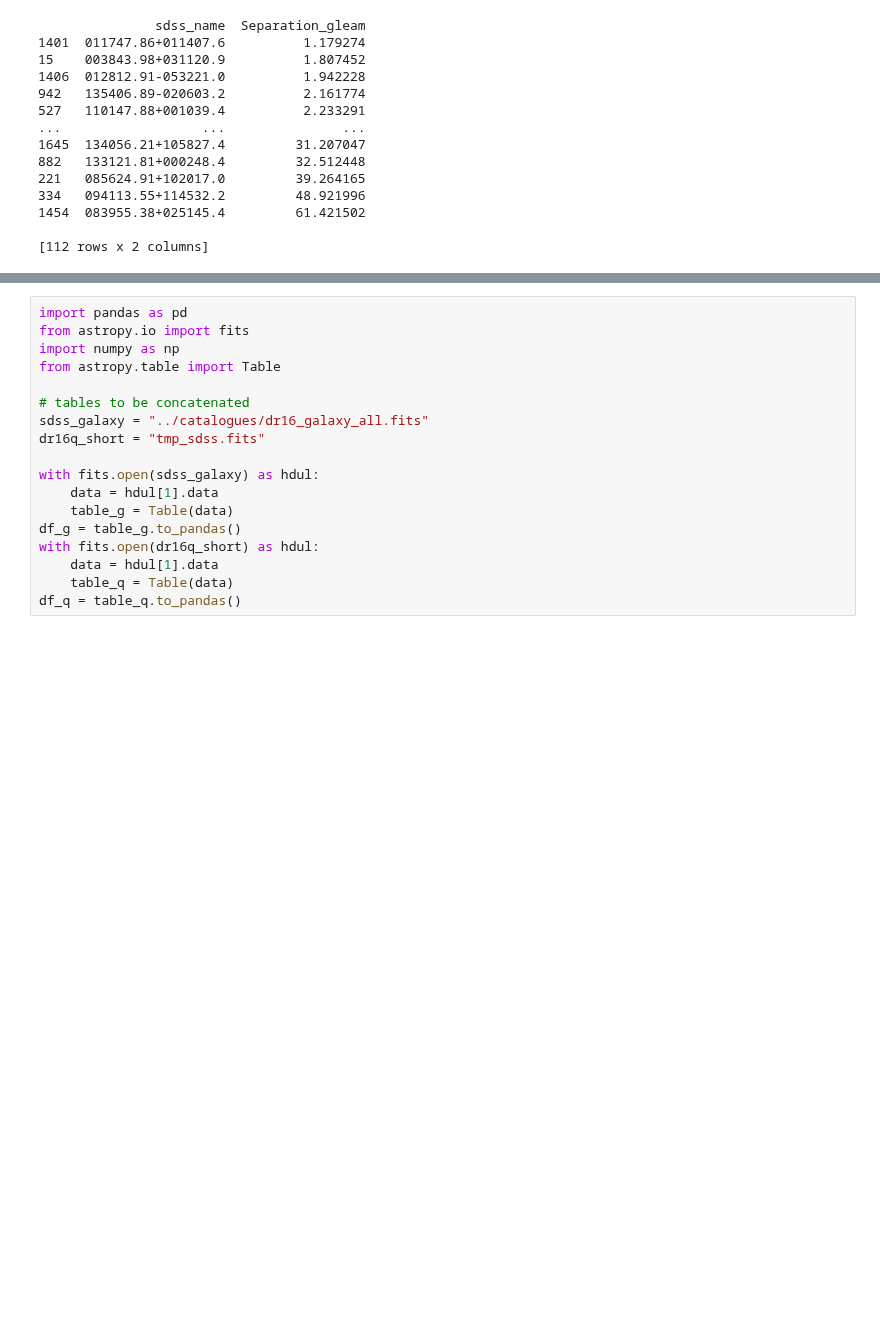
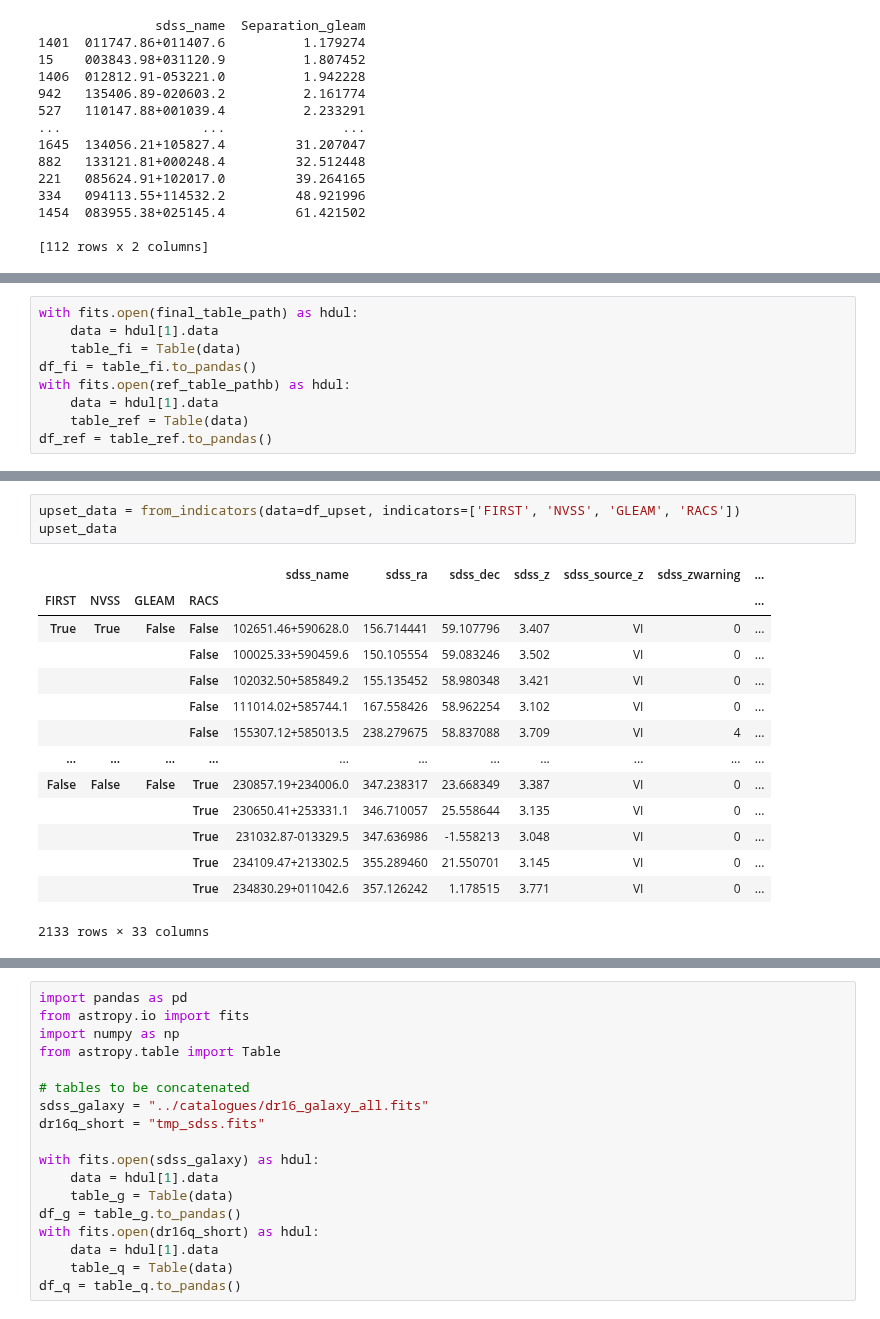
Before and after one commit to ykzhang112233/highz-catalogue, a Jupyter notebook: scripts/0-result_analysis.ipynb, the cells around one changed output, grey strips where cells are left out. Cells and saved outputs as stored; diff of their text form; blank space fills up the shorter version.

```diff
--- a/scripts/0-result_analysis.ipynb
+++ b/scripts/0-result_analysis.ipynb
@@ -319,0 +333,9 @@ print(test_df)
+# %%
+with fits.open(final_table_path) as hdul:
+    data = hdul[1].data
+    table_fi = Table(data)
+df_fi = table_fi.to_pandas()
+with fits.open(ref_table_pathb) as hdul:
+    data = hdul[1].data
+    table_ref = Table(data)
+df_ref = table_ref.to_pandas()
@@ -319,0 +393,18 @@ print(test_df)
+# %%
+upset_data = from_indicators(data=df_upset, indicators=['FIRST', 'NVSS', 'GLEAM', 'RACS'])
+upset_data
+# %% [output]
+|  |  |  |  | sdss_name | sdss_ra | sdss_dec | sdss_z | sdss_source_z | sdss_zwarning | ... |
+| FIRST | NVSS | GLEAM | RACS |  |  |  |  |  |  | ... |
+| True | True | False | False | 102651.46+590628.0 | 156.714441 | 59.107796 | 3.407 | VI | 0 | ... |
+|  |  |  | False | 100025.33+590459.6 | 150.105554 | 59.083246 | 3.502 | VI | 0 | ... |
+|  |  |  | False | 102032.50+585849.2 | 155.135452 | 58.980348 | 3.421 | VI | 0 | ... |
+|  |  |  | False | 111014.02+585744.1 | 167.558426 | 58.962254 | 3.102 | VI | 0 | ... |
+|  |  |  | False | 155307.12+585013.5 | 238.279675 | 58.837088 | 3.709 | VI | 4 | ... |
+| ... | ... | ... | ... | ... | ... | ... | ... | ... | ... | ... |
+| False | False | False | True | 230857.19+234006.0 | 347.238317 | 23.668349 | 3.387 | VI | 0 | ... |
+|  |  |  | True | 230650.41+253331.1 | 346.710057 | 25.558644 | 3.135 | VI | 0 | ... |
+|  |  |  | True | 231032.87-013329.5 | 347.636986 | -1.558213 | 3.048 | VI | 0 | ... |
+|  |  |  | True | 234109.47+213302.5 | 355.289460 | 21.550701 | 3.145 | VI | 0 | ... |
+|  |  |  | True | 234830.29+011042.6 | 357.126242 | 1.178515 | 3.771 | VI | 0 | ... |
+2133 rows × 33 columns
```
Also changed, not shown: parts of 17 cells of this notebook, 5 other files.
